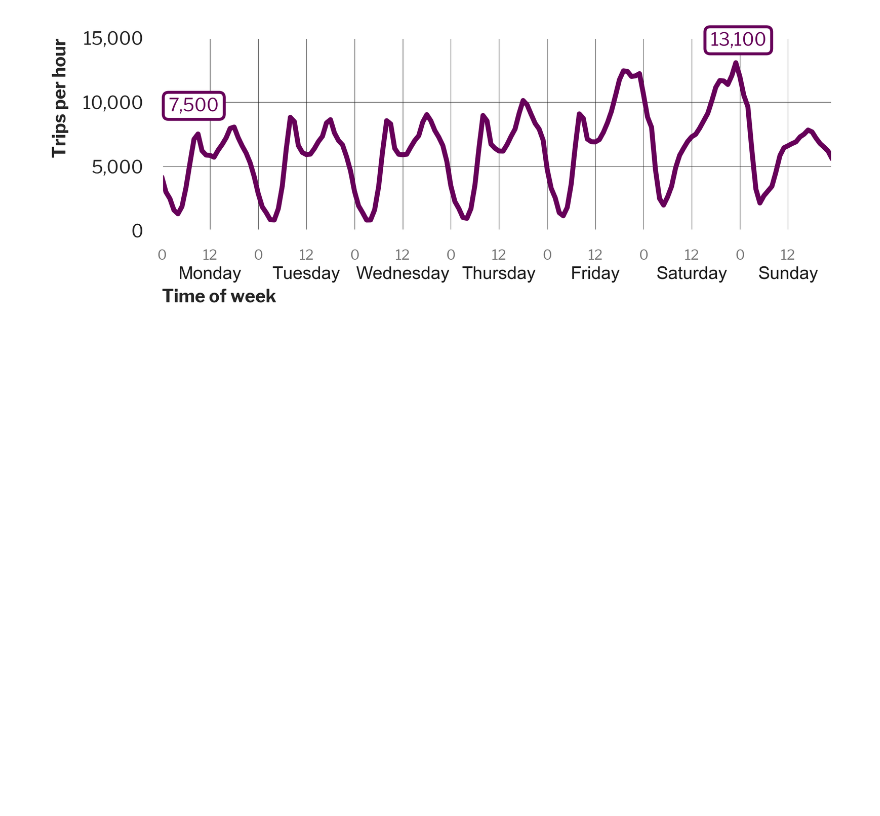
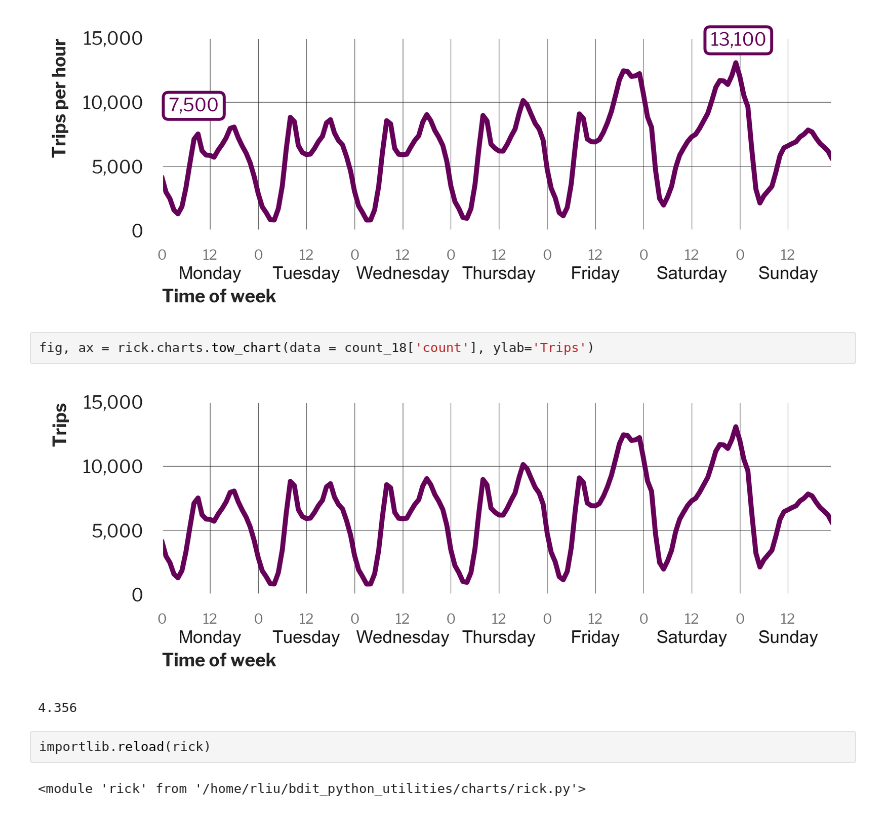
Before and after one commit to CityofToronto/bdit_python_utilities, a Jupyter notebook: charts/module_test.ipynb, the cells around one changed output. Cells and saved outputs as stored; diff of their text form; blank space fills up the shorter version.

```diff
--- a/charts/module_test.ipynb
+++ b/charts/module_test.ipynb
@@ -230,3 +206,12 @@ ax.set_xlim([0,167])
 plt.show()
 # %% [output]
 [figure]
+# %%
+fig, ax = rick.charts.tow_chart(data = count_18['count'], ylab='Trips')
+# %% [output]
+[figure, added]
+4.356
+# %%
+importlib.reload(rick)
+# %% [output]
+<module 'rick' from '/home/rliu/bdit_python_utilities/charts/rick.py'>
```
Also changed, not shown: parts of 5 cells of this notebook, 1 other file.
